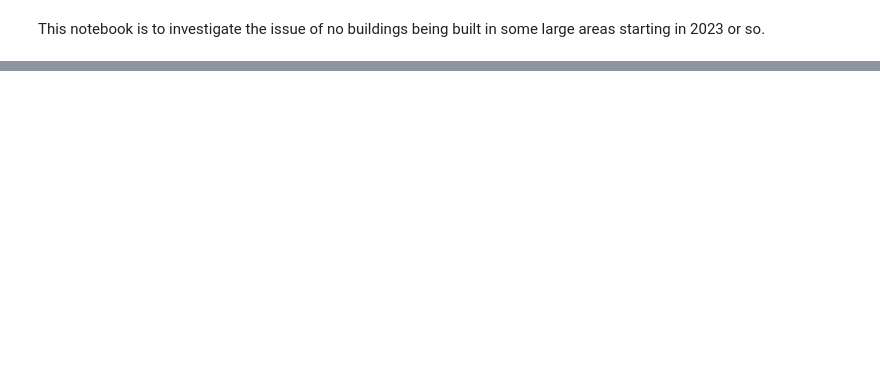
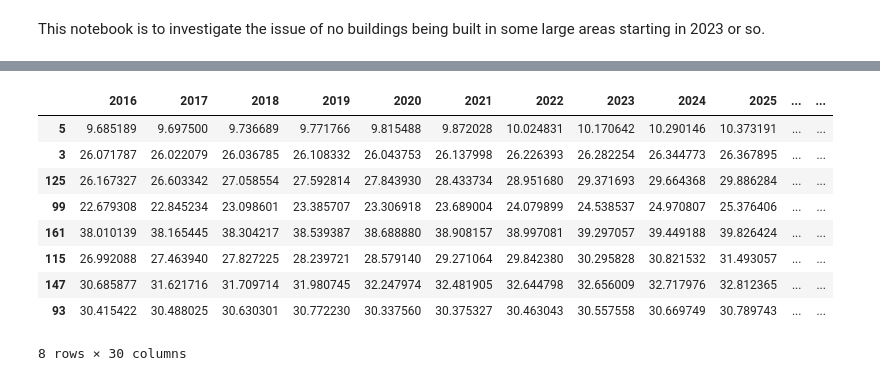
Before and after one commit to pksohn/semcog_urbansim, a Jupyter notebook: notebooks/ps_late_year_supply.ipynb, the cells around one changed output, grey strips where cells are left out. Saved outputs shown, nothing was run; the diff lists cells and outputs as text; code cells hidden in the pictures; blank space fills up the shorter version.

```diff
--- a/notebooks/ps_late_year_supply.ipynb
+++ b/notebooks/ps_late_year_supply.ipynb
@@ -54,3 +36,16 @@ for year in range(2016, 2046):
+# %%
+nonres
+# %% [output]
+|  | 2016 | 2017 | 2018 | 2019 | 2020 | 2021 | 2022 | 2023 | 2024 | 2025 | ... | ... |
+| 5 | 9.685189 | 9.697500 | 9.736689 | 9.771766 | 9.815488 | 9.872028 | 10.024831 | 10.170642 | 10.290146 | 10.373191 | ... | ... |
+| 3 | 26.071787 | 26.022079 | 26.036785 | 26.108332 | 26.043753 | 26.137998 | 26.226393 | 26.282254 | 26.344773 | 26.367895 | ... | ... |
+| 125 | 26.167327 | 26.603342 | 27.058554 | 27.592814 | 27.843930 | 28.433734 | 28.951680 | 29.371693 | 29.664368 | 29.886284 | ... | ... |
+| 99 | 22.679308 | 22.845234 | 23.098601 | 23.385707 | 23.306918 | 23.689004 | 24.079899 | 24.538537 | 24.970807 | 25.376406 | ... | ... |
+| 161 | 38.010139 | 38.165445 | 38.304217 | 38.539387 | 38.688880 | 38.908157 | 38.997081 | 39.297057 | 39.449188 | 39.826424 | ... | ... |
+| 115 | 26.992088 | 27.463940 | 27.827225 | 28.239721 | 28.579140 | 29.271064 | 29.842380 | 30.295828 | 30.821532 | 31.493057 | ... | ... |
+| 147 | 30.685877 | 31.621716 | 31.709714 | 31.980745 | 32.247974 | 32.481905 | 32.644798 | 32.656009 | 32.717976 | 32.812365 | ... | ... |
+| 93 | 30.415422 | 30.488025 | 30.630301 | 30.772230 | 30.337560 | 30.375327 | 30.463043 | 30.557558 | 30.669749 | 30.789743 | ... | ... |
+8 rows × 30 columns
 # %%
 figure, axes_list = plt.subplots(len(run22), 1, figsize=(12, 15))
 for i, ax in enumerate(axes_list):
```
Also changed, not shown: parts of 21 cells of this notebook.
